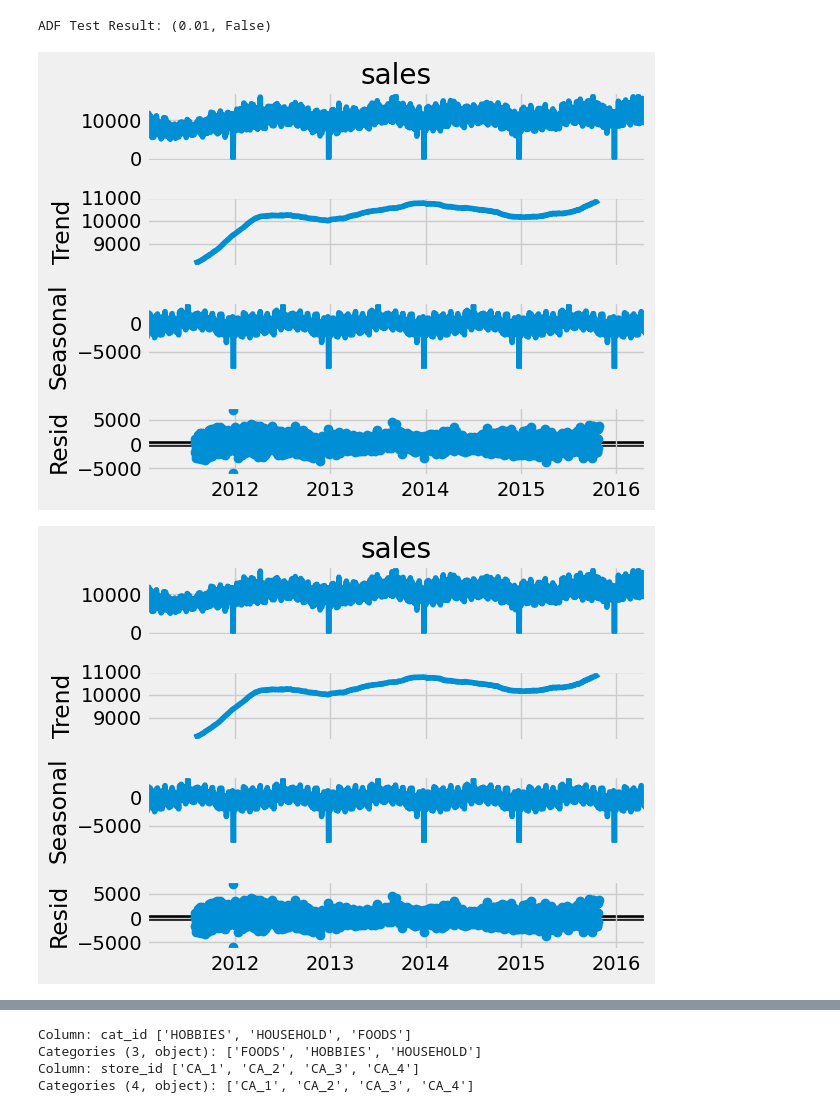
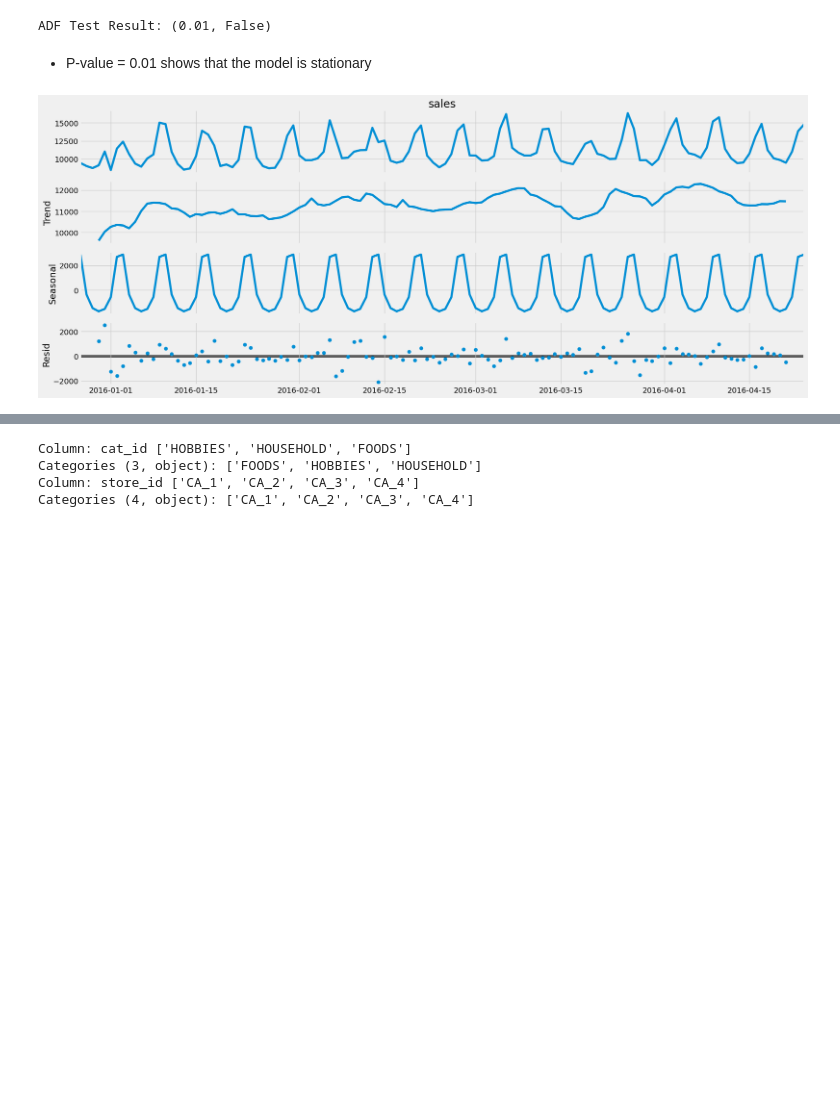
Before and after one commit to Juandv10/M5Forecasting, a Jupyter notebook: M5Forecasting.ipynb, the cells around one changed output, grey strips where cells are left out. Saved outputs shown, nothing was run; the diff lists cells and outputs as text; code cells hidden in the pictures; blank space fills up the shorter version.

Commit message:
Added test for auto and manual arima added images

```diff
--- a/M5Forecasting.ipynb
+++ b/M5Forecasting.ipynb
@@ -171,12 +173,15 @@ adf_result = adf_test.should_diff(ts)
 print(f"ADF Test Result: {adf_result}")
 # %% [output]
 ADF Test Result: (0.01, False)
+# %% [markdown]
+* P-value = 0.01 shows that the model is stationary
 # %%
 
 
-result = seasonal_decompose(ts, model='additive', period = 365)
-
-result.plot()
+result = seasonal_decompose(ts[-120:], model='additive', period = 7)
+fig = result.plot()
+fig.set_size_inches(20, 8)
+plt.tight_layout()
+plt.show()
 # %% [output]
-[figure, old version]
+[figure, new version]
-[figure, removed]
```
Also changed, not shown: parts of 28 cells of this notebook, 2 other files.
